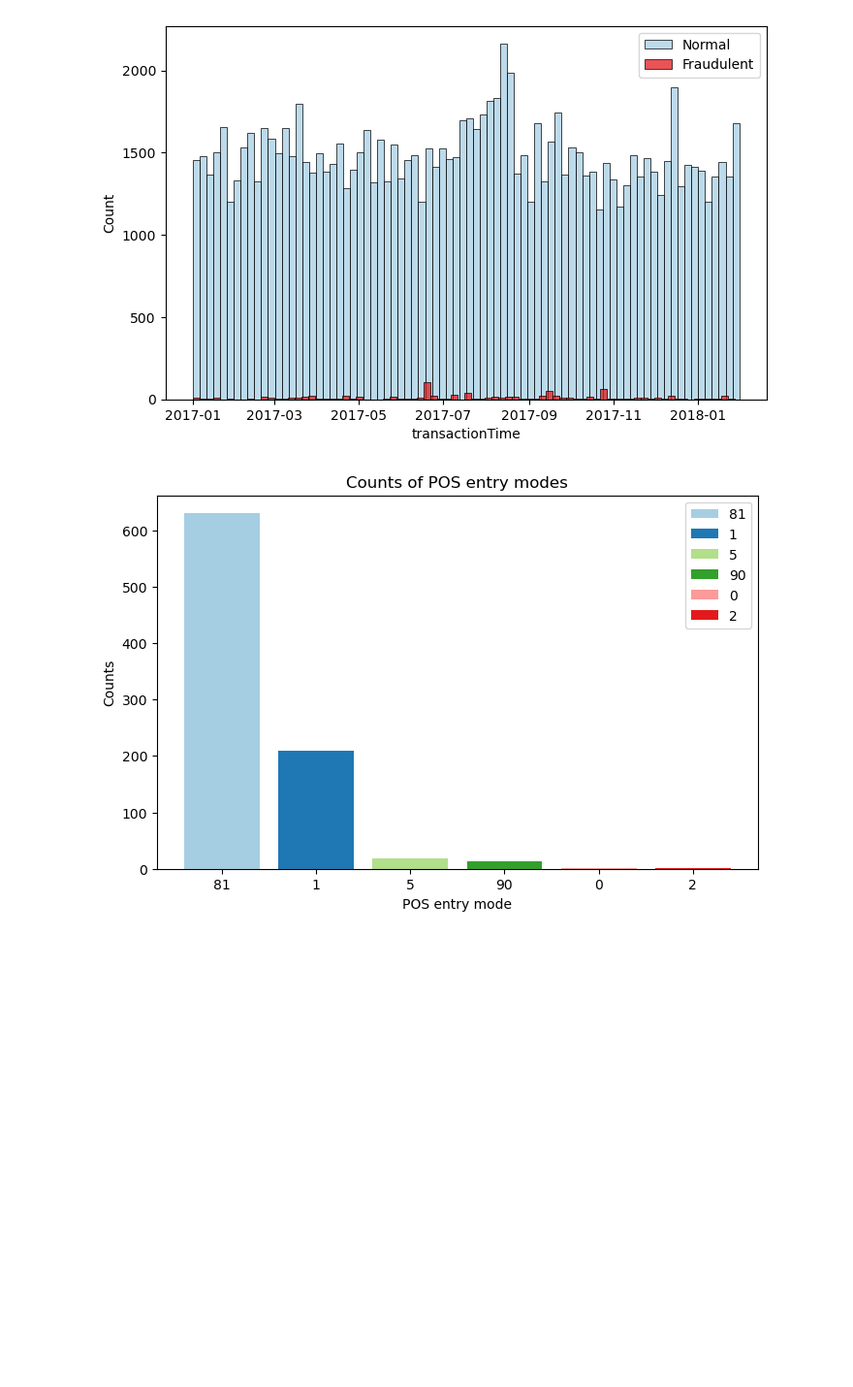
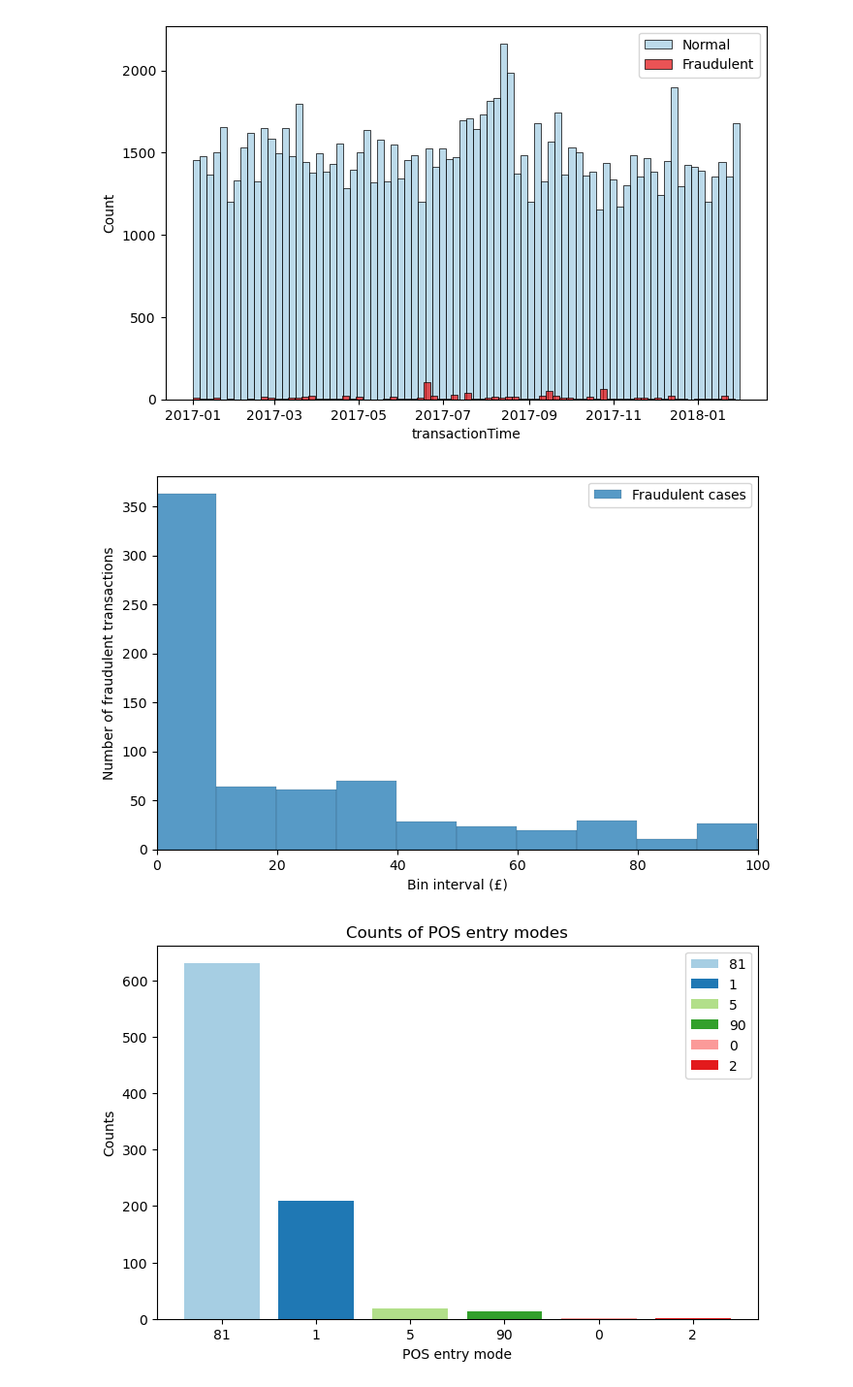
Before and after one commit to capac/credit-card-fraud-detection, a Jupyter notebook: eda.ipynb, the cells around one changed output. Shown at 97% size. Drawn from its saved outputs; the diff is of its cells as text; code cells hidden in the pictures; blank space fills up the shorter version.

Commit message:
Updated x-axis label for 'transactionAmount' histogram

```diff
--- a/eda.ipynb
+++ b/eda.ipynb
@@ -28,6 +28,16 @@ sns.histplot(transaction_df, bins=80, color='#E31A1C',
 plt.legend();
 # %% [output]
 [figure]
+# %%
+fig, ax = plt.subplots(figsize=(8,5))
+amount_df = data_df.transactionAmount[data_df.fraudCase == 1]
+sns.histplot(amount_df, bins=500, color='#1F78B4', ax=ax, label='Fraudulent cases')
+ax.set_xlim([0, 100])
+ax.set_xlabel('Bin interval (£)')
+ax.set_ylabel('Number of fraudulent transactions')
+plt.legend();
+# %% [output]
+[figure, added]
 # %%
 fig, ax = plt.subplots(figsize=(8,5))
 fraud_df = data_df[data_df.fraudCase == 1]
```
